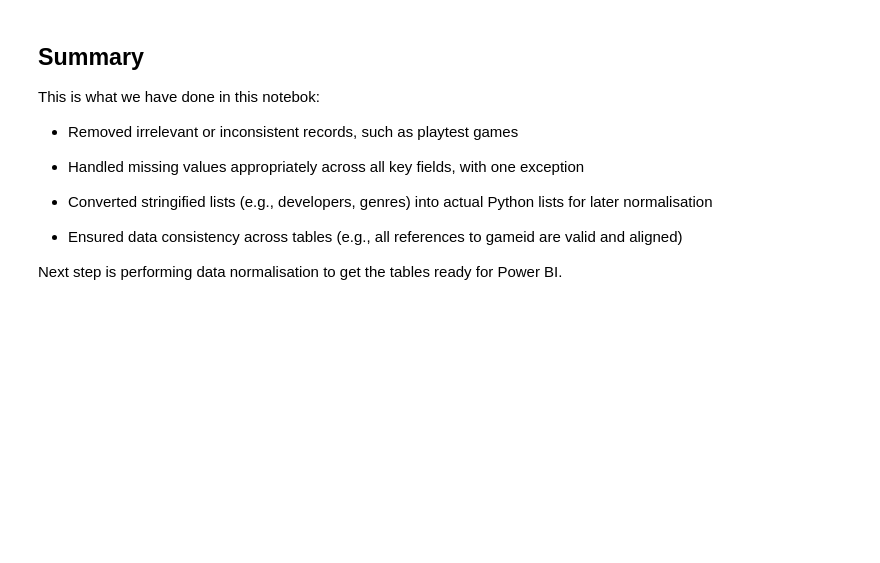
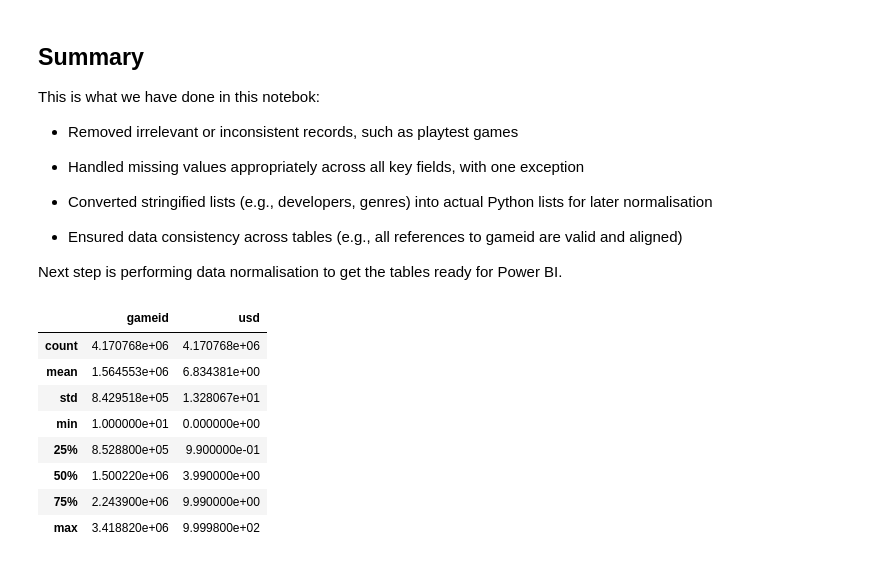
Before and after one commit to timmy1996/games, a Jupyter notebook: notebooks/steam_data_clean_up.ipynb, the cells around one changed output. Cells and saved outputs as stored; diff of their text form; code cells hidden in the pictures; blank space fills up the shorter version.

```diff
--- a/notebooks/steam_data_clean_up.ipynb
+++ b/notebooks/steam_data_clean_up.ipynb
@@ -846,3 +864,15 @@ This is what we have done in this notebok:
 * Ensured data consistency across tables (e.g., all references to gameid are valid and aligned)
 
 Next step is performing data normalisation to get the tables ready for Power BI.
+# %%
+prices.describe()
+# %% [output]
+|  | gameid | usd |
+| count | 4.170768e+06 | 4.170768e+06 |
+| mean | 1.564553e+06 | 6.834381e+00 |
+| std | 8.429518e+05 | 1.328067e+01 |
+| min | 1.000000e+01 | 0.000000e+00 |
+| 25% | 8.528800e+05 | 9.900000e-01 |
+| 50% | 1.500220e+06 | 3.990000e+00 |
+| 75% | 2.243900e+06 | 9.990000e+00 |
+| max | 3.418820e+06 | 9.999800e+02 |
```
Also changed, not shown: parts of 13 cells of this notebook, 1 other file.
